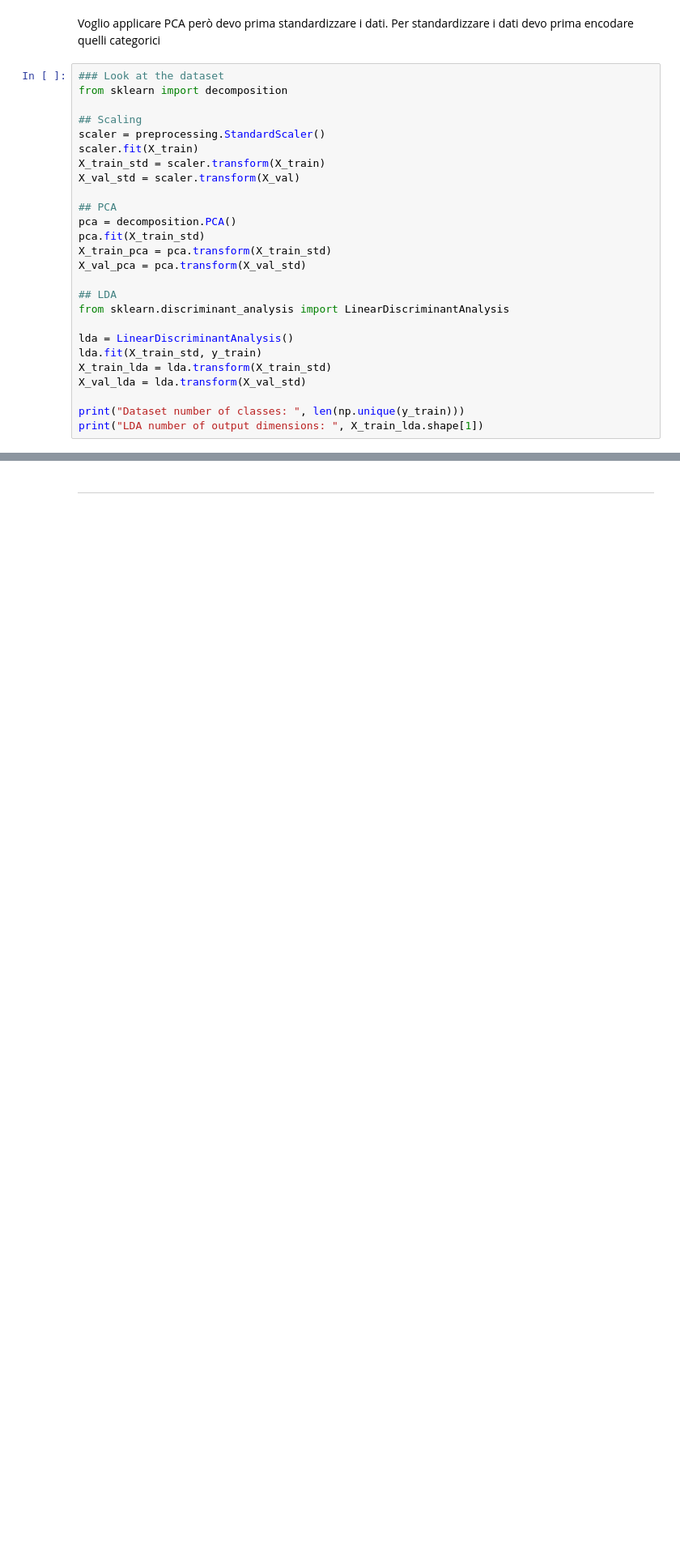
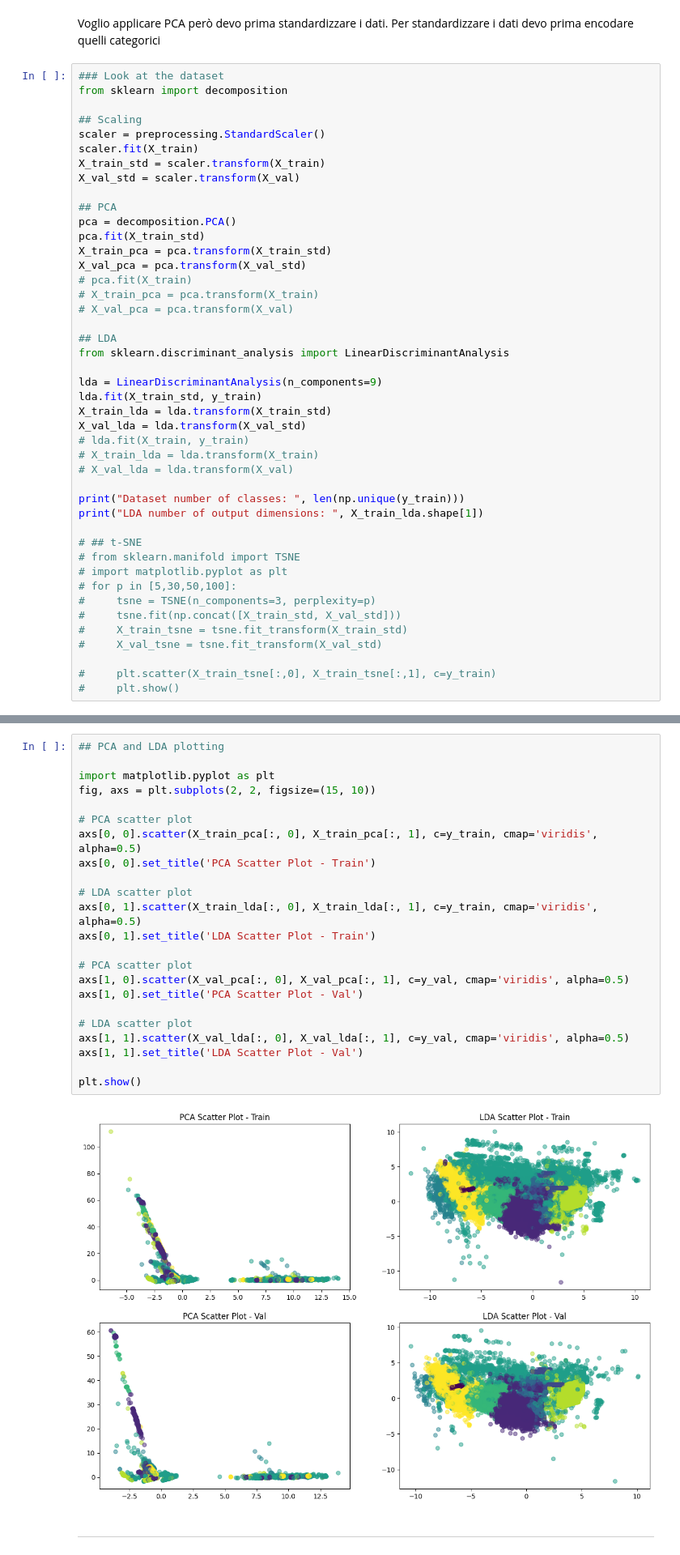
Before and after one commit to benzebra/data-analytics, a Jupyter notebook: train.ipynb, the cells around one changed output, grey strips where cells are left out. Shown at 81% size. Drawn from its saved outputs; the diff is of its cells as text; blank space fills up the shorter version.

Commit message:
train script update

```diff
--- a/train.ipynb
+++ b/train.ipynb
@@ -100,16 +250,34 @@ pca = decomposition.PCA()
 pca.fit(X_train_std)
 X_train_pca = pca.transform(X_train_std)
 X_val_pca = pca.transform(X_val_std)
+# pca.fit(X_train)
+# X_train_pca = pca.transform(X_train)
+# X_val_pca = pca.transform(X_val)
 
 ## LDA
 from sklearn.discriminant_analysis import LinearDiscriminantAnalysis
 
-lda = LinearDiscriminantAnalysis()
+lda = LinearDiscriminantAnalysis(n_components=9)
 lda.fit(X_train_std, y_train)
 X_train_lda = lda.transform(X_train_std)
 X_val_lda = lda.transform(X_val_std)
+# lda.fit(X_train, y_train)
+# X_train_lda = lda.transform(X_train)
+# X_val_lda = lda.transform(X_val)
 
 print("Dataset number of classes: ", len(np.unique(y_train)))
 print("LDA number of output dimensions: ", X_train_lda.shape[1])
+
+# ## t-SNE
+# from sklearn.manifold import TSNE
+# import matplotlib.pyplot as plt
+# for p in [5,30,50,100]:
+#     tsne = TSNE(n_components=3, perplexity=p)
+#     tsne.fit(np.concat([X_train_std, X_val_std]))
+#     X_train_tsne = tsne.fit_transform(X_train_std)
+#     X_val_tsne = tsne.fit_transform(X_val_std)
+
+#     plt.scatter(X_train_tsne[:,0], X_train_tsne[:,1], c=y_train)
+#     plt.show()
 # %% [output]
 Dataset number of classes:  10
@@ -117,3 +285,28 @@ LDA number of output dimensions:  1
+# %%
+## PCA and LDA plotting
+
+import matplotlib.pyplot as plt
+fig, axs = plt.subplots(2, 2, figsize=(15, 10))
+
+# PCA scatter plot
+axs[0, 0].scatter(X_train_pca[:, 0], X_train_pca[:, 1], c=y_train, cmap='viridis', alpha=0.5)
+axs[0, 0].set_title('PCA Scatter Plot - Train')
+
+# LDA scatter plot
+axs[0, 1].scatter(X_train_lda[:, 0], X_train_lda[:, 1], c=y_train, cmap='viridis', alpha=0.5)
+axs[0, 1].set_title('LDA Scatter Plot - Train')
+
+# PCA scatter plot
+axs[1, 0].scatter(X_val_pca[:, 0], X_val_pca[:, 1], c=y_val, cmap='viridis', alpha=0.5)
+axs[1, 0].set_title('PCA Scatter Plot - Val')
+
+# LDA scatter plot
+axs[1, 1].scatter(X_val_lda[:, 0], X_val_lda[:, 1], c=y_val, cmap='viridis', alpha=0.5)
+axs[1, 1].set_title('LDA Scatter Plot - Val')
+
+plt.show()
+# %% [output]
+[figure, added]
 # %% [markdown]
 ---
 # %%
```
Also changed, not shown: parts of 18 cells of this notebook, 4 other files.
